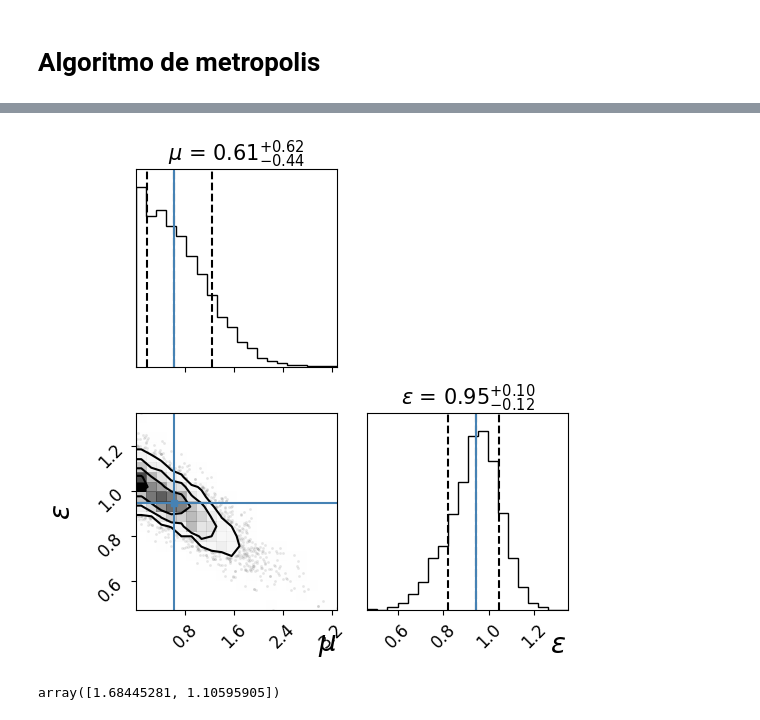
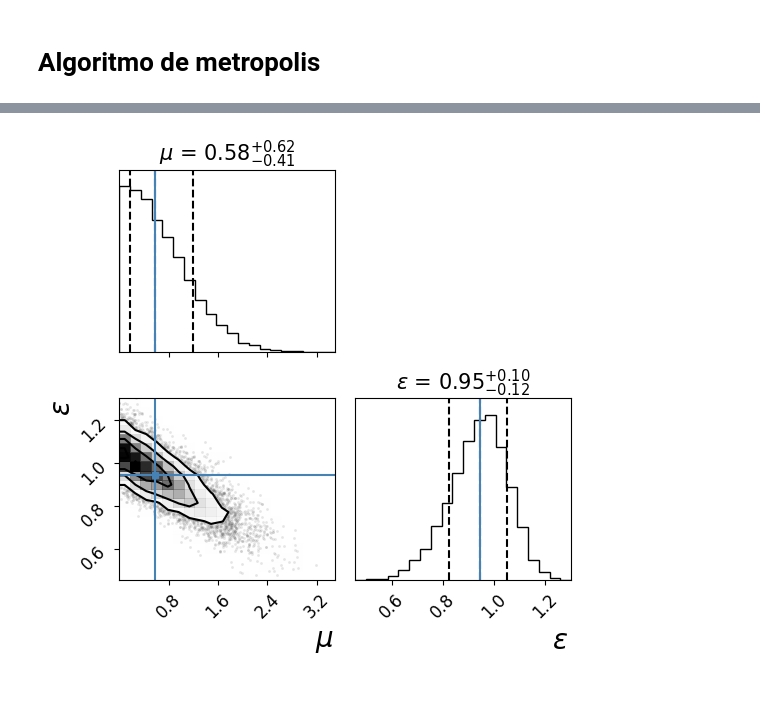
Before and after one commit to asegura4488/StatsHEP, a Jupyter notebook: Systematic/Bayesian/MetropolisSamplingBayes.ipynb, the cells around one changed output, grey strips where cells are left out. Saved outputs shown, nothing was run; the diff lists cells and outputs as text; code cells hidden in the pictures; blank space fills up the shorter version.

```diff
--- a/Systematic/Bayesian/MetropolisSamplingBayes.ipynb
+++ b/Systematic/Bayesian/MetropolisSamplingBayes.ipynb
@@ -67,7 +73,9 @@ def LogLikelihood(p,n,b,s):
     # Distribution parameters
     mu,e = p
 
-    lambda_ = mu*s + e*b
+    # Regularizador
+    r = 1e-6
+    lambda_ = mu*s + e*b + r
 
     log_likelihood = -lambda_ + n * np.log( lambda_ ) - gammaln( n+1 )
 
@@ -82,10 +90,10 @@ def GetJointLogLikelihood(p,n,b,s):
     for c in range(N):
 
         # Each cannel has its own uncertainty
-        sigmab = 5*b[c]/np.sqrt(b[c])
+        sigmab = b[c]/np.sqrt(b[c])
 
         JointLike += LogLikelihood( p, n[c], b[c], s[c] )
-        JointLike += np.log( Gauss(e, 1., sigmab) ) # The efficieny is 1
+        JointLike += np.log( Gauss(e, 1., sigmab) ) # The efficieny has a mean of 1
 
     return JointLike
 # %%
@@ -124,12 +132,12 @@ nll(pt,n,b,s)
 # %%
 # Algoritmo de metropolis
-n_walkers, n_params = 4,2
+n_walkers, n_params = 6,2
 p0 = np.zeros((n_walkers,n_params))
-p0[:,0] = 0.5
+p0[:,0] = 1.0
 p0 += np.random.rand(n_walkers,n_params)
 # %%
 sampler = emcee.EnsembleSampler(n_walkers, n_params, nll, args=(n,b,s), a=0.01)
-pos,prob,state = sampler.run_mcmc(p0, 5000, progress = True)
+pos,prob,state = sampler.run_mcmc(p0, 10000, progress = True)
 # %%
 fig, axes = plt.subplots(n_params, sharex=True)
 
@@ -161,26 +169,22 @@ array([0.61188296, 0.94573878])
 # %%
 figure = corner.corner(flat_samples,
                        truths=truths,
                        labels=labels,
                        quantiles=[0.16,0.5,0.84],
                        show_titles=True,
                        title_kwargs={"fontsize":15})
 
 axes = figure.axes
 
 for ax in axes:
-    ax.xaxis.set_label_coords(0.95,-0.1)
+    ax.xaxis.set_label_coords(0.95,-0.25)
+    ax.yaxis.set_label_coords(-0.2,0.95)
 
 # Ajustar los márgenes automáticamente
 plt.tight_layout()
-plt.savefig('SamplingPosterior1Channel.pdf')
+plt.savefig('SamplingPosteriorSystematic.pdf')
 # %% [output]
-[figure, old version]
+[figure, new version]
-# %%
-truths = np.percentile(flat_samples, 95, axis=0)
-truths
-# %% [output]
-array([1.68445281, 1.10595905])
 # %%
 flat_samples
 # %% [output]
```
Also changed, not shown: parts of 14 cells of this notebook, 1 other file.
